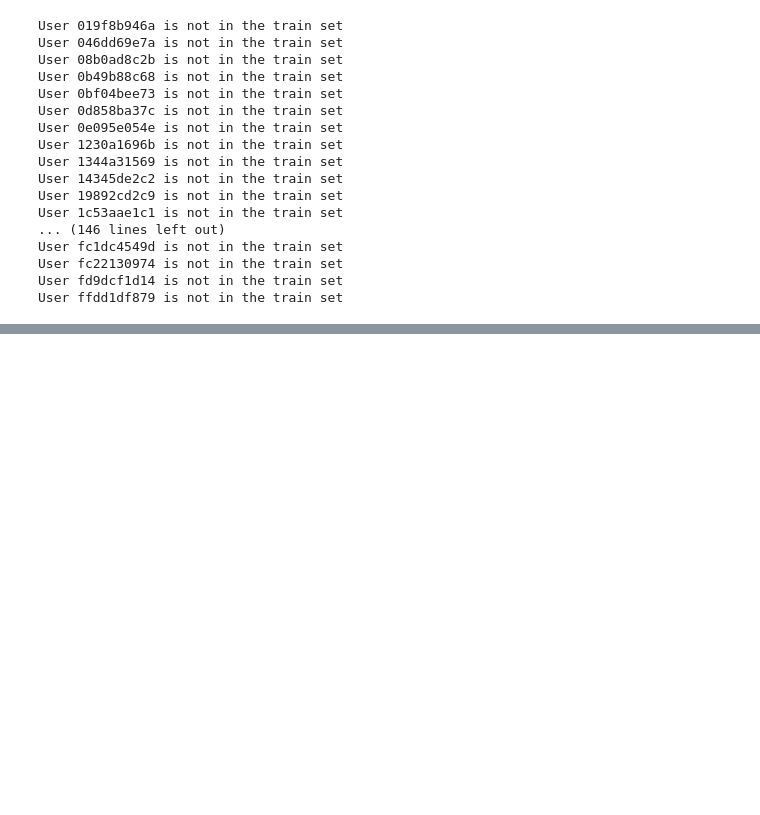
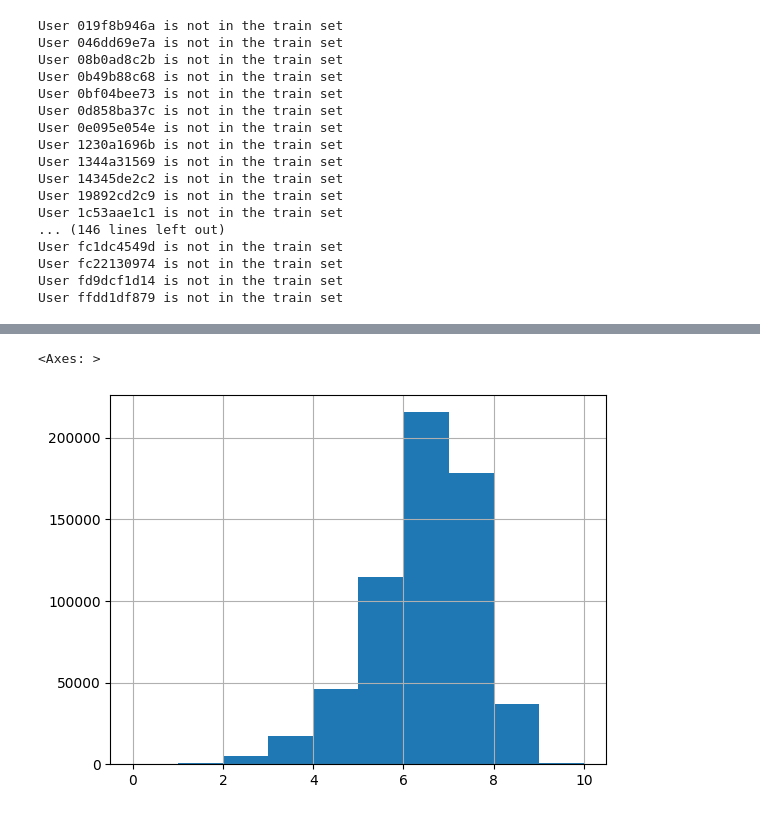
Before and after one commit to MatheusBorgesFaria/Rec-Sys-TP2, a Jupyter notebook: DMRL.ipynb, the cells around one changed output, grey strips where cells are left out. Drawn from its saved outputs; the diff is of its cells as text; code cells hidden in the pictures; blank space fills up the shorter version.

```diff
--- a/DMRL.ipynb
+++ b/DMRL.ipynb
@@ -318,0 +296,8 @@ df_ordered.to_csv('submissao_2_with_imdb.csv', index=False)
+# %%
+df['imdbRating'] = df['ItemId'].map(imdbRatings)
+df["imdbRating"] = pd.to_numeric(df["imdbRating"], errors='coerce')
+df["imdbRating"] = df["imdbRating"].fillna(df['Rating'])
+df["imdbRating"].hist()
+# %% [output]
+<Axes: >
+[figure, added]
```
Also changed, not shown: parts of 12 cells of this notebook, 27 other files.
